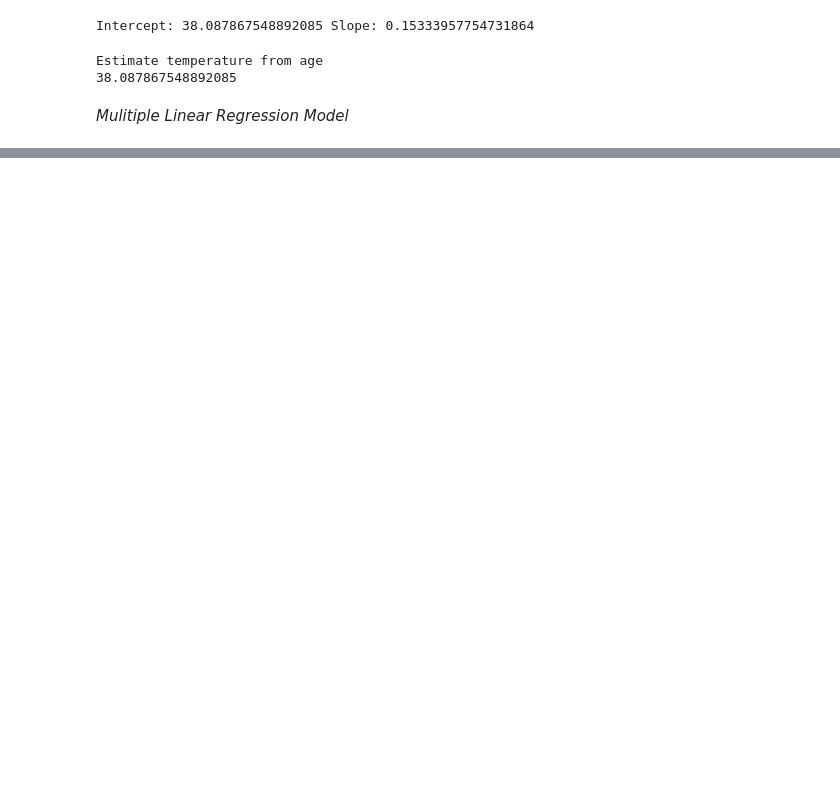
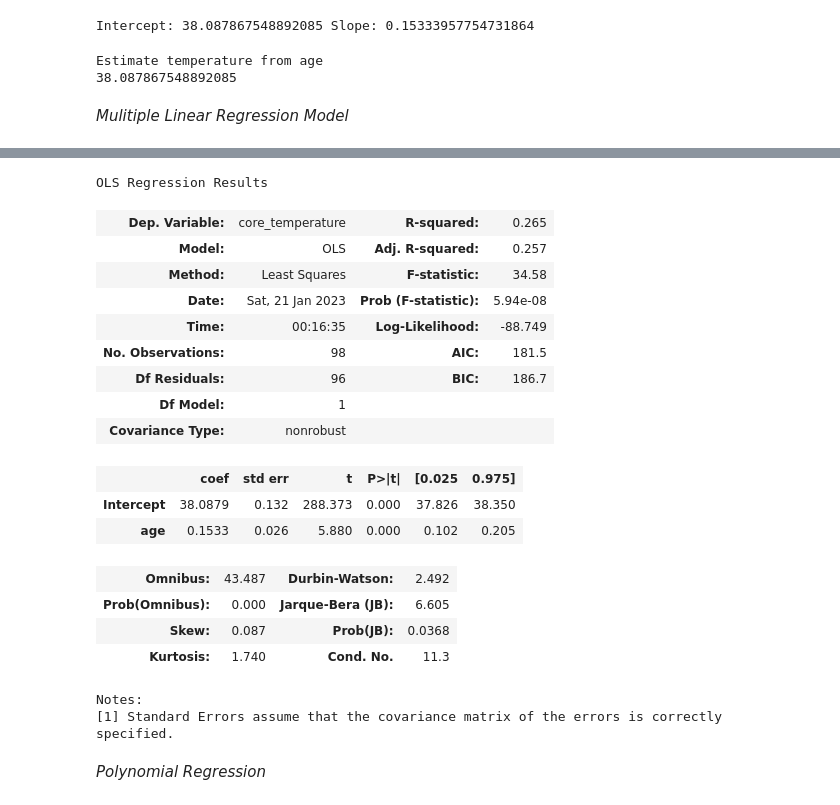
Before and after one commit to sunnylistax25/SimpleLinearRegression, a Jupyter notebook: SimpleLinearRegressionModel.ipynb, the cells around one changed output, grey strips where cells are left out. Saved outputs shown, nothing was run; the diff lists cells and outputs as text; code cells hidden in the pictures; blank space fills up the shorter version.

```diff
--- a/SimpleLinearRegressionModel.ipynb
+++ b/SimpleLinearRegressionModel.ipynb
@@ -194,0 +255,24 @@ trained R-squared: 0.2648116081342463
+# %%
+age_trained_model.summary()
+# %% [output]
+OLS Regression Results
+| Dep. Variable: | core_temperature | R-squared: | 0.265 |
+| Model: | OLS | Adj. R-squared: | 0.257 |
+| Method: | Least Squares | F-statistic: | 34.58 |
+| Date: | Sat, 21 Jan 2023 | Prob (F-statistic): | 5.94e-08 |
+| Time: | 00:16:35 | Log-Likelihood: | -88.749 |
+| No. Observations: | 98 | AIC: | 181.5 |
+| Df Residuals: | 96 | BIC: | 186.7 |
+| Df Model: | 1 |  |  |
+| Covariance Type: | nonrobust |  |  |
+|  | coef | std err | t | P>|t| | [0.025 | 0.975] |
+| Intercept | 38.0879 | 0.132 | 288.373 | 0.000 | 37.826 | 38.350 |
+| age | 0.1533 | 0.026 | 5.880 | 0.000 | 0.102 | 0.205 |
+| Omnibus: | 43.487 | Durbin-Watson: | 2.492 |
+| Prob(Omnibus): | 0.000 | Jarque-Bera (JB): | 6.605 |
+| Skew: | 0.087 | Prob(JB): | 0.0368 |
+| Kurtosis: | 1.740 | Cond. No. | 11.3 |
+Notes:
+[1] Standard Errors assume that the covariance matrix of the errors is correctly specified.
+# %% [markdown]
+*Polynomial Regression*
```
Also changed, not shown: parts of 13 cells of this notebook.
